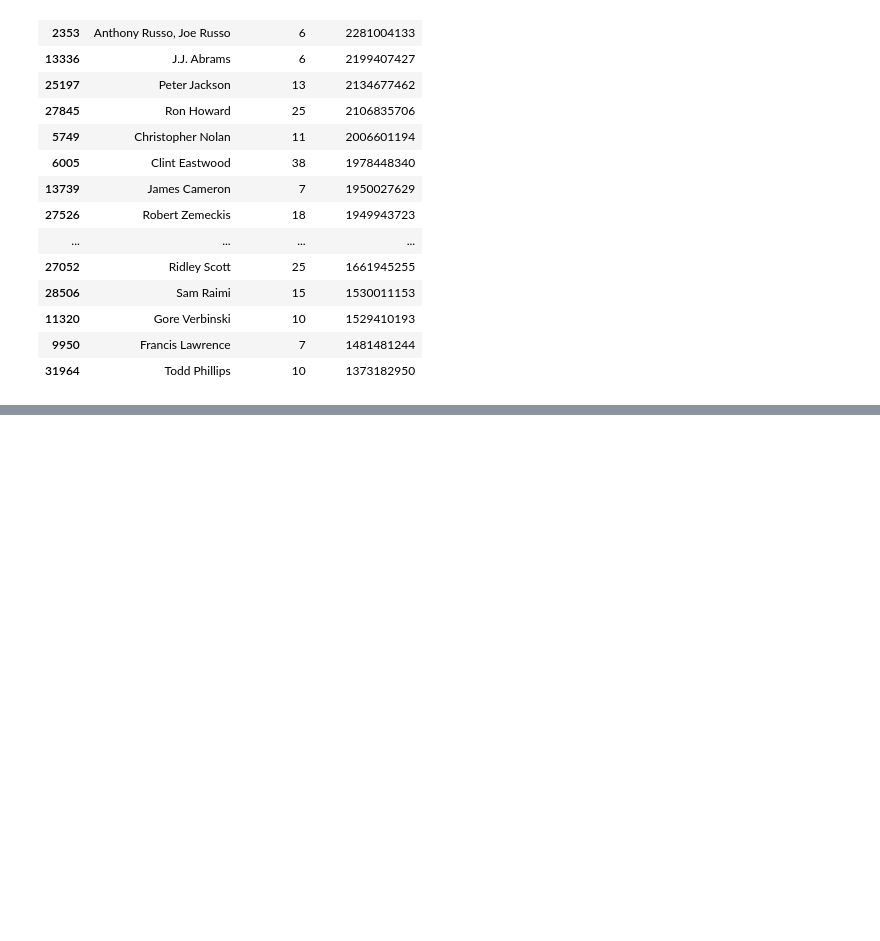
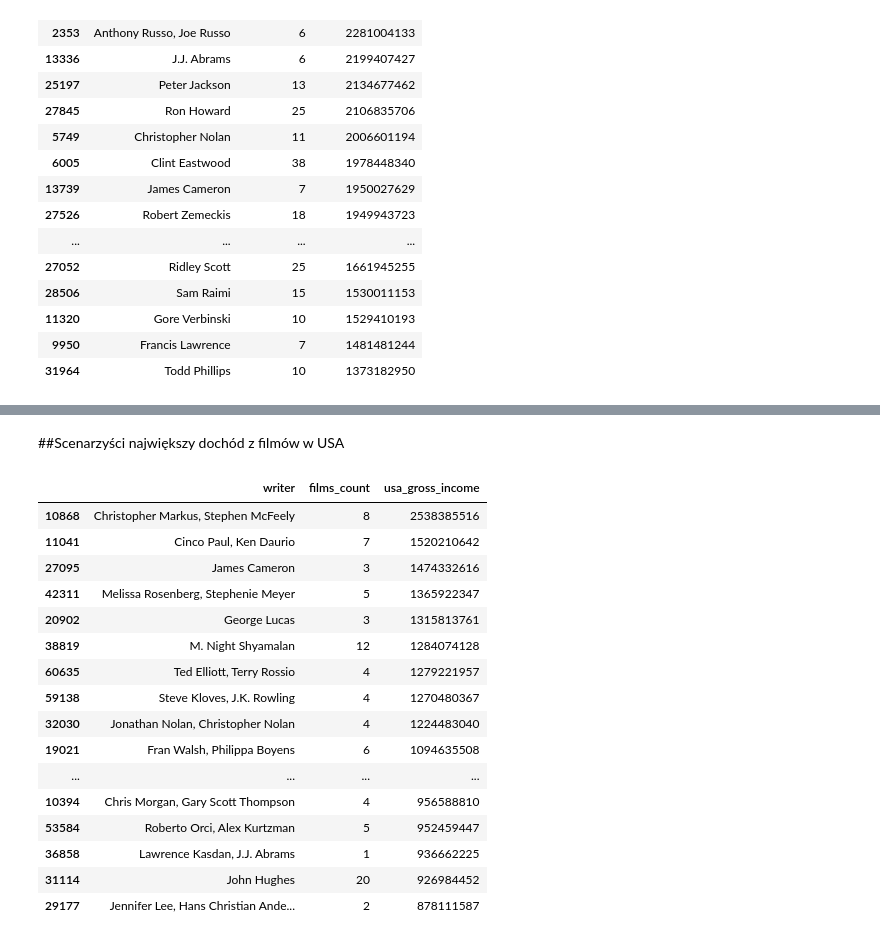
Before and after one commit to KatBotkowska/CodersCrew, a Jupyter notebook: Netflix_data.ipynb, the cells around one changed output, grey strips where cells are left out. Drawn from its saved outputs; the diff is of its cells as text; code cells hidden in the pictures; blank space fills up the shorter version.

```diff
--- a/Netflix_data.ipynb
+++ b/Netflix_data.ipynb
@@ -1234,0 +1277,23 @@ imdb_movies_USD.groupby('director').agg({'imdb_title_id':'count','usa_gross_inco
+# %% [markdown]
+##Scenarzyści największy dochód z filmów w USA
+# %%
+#Scenarzyści z największym dochodem w dolarach
+imdb_movies_USD.groupby('writer').agg({'imdb_title_id':'count','usa_gross_income':'sum'}).reset_index().rename(columns={'imdb_title_id':'films_count'}).sort_values(by='usa_gross_income', ascending=False).head(20)
+# %% [output]
+|  | writer | films_count | usa_gross_income |
+| 10868 | Christopher Markus, Stephen McFeely | 8 | 2538385516 |
+| 11041 | Cinco Paul, Ken Daurio | 7 | 1520210642 |
+| 27095 | James Cameron | 3 | 1474332616 |
+| 42311 | Melissa Rosenberg, Stephenie Meyer | 5 | 1365922347 |
+| 20902 | George Lucas | 3 | 1315813761 |
+| 38819 | M. Night Shyamalan | 12 | 1284074128 |
+| 60635 | Ted Elliott, Terry Rossio | 4 | 1279221957 |
+| 59138 | Steve Kloves, J.K. Rowling | 4 | 1270480367 |
+| 32030 | Jonathan Nolan, Christopher Nolan | 4 | 1224483040 |
+| 19021 | Fran Walsh, Philippa Boyens | 6 | 1094635508 |
+| ... | ... | ... | ... |
+| 10394 | Chris Morgan, Gary Scott Thompson | 4 | 956588810 |
+| 53584 | Roberto Orci, Alex Kurtzman | 5 | 952459447 |
+| 36858 | Lawrence Kasdan, J.J. Abrams | 1 | 936662225 |
+| 31114 | John Hughes | 20 | 926984452 |
+| 29177 | Jennifer Lee, Hans Christian Ande... | 2 | 878111587 |
```
Also changed, not shown: parts of 5 cells of this notebook.
